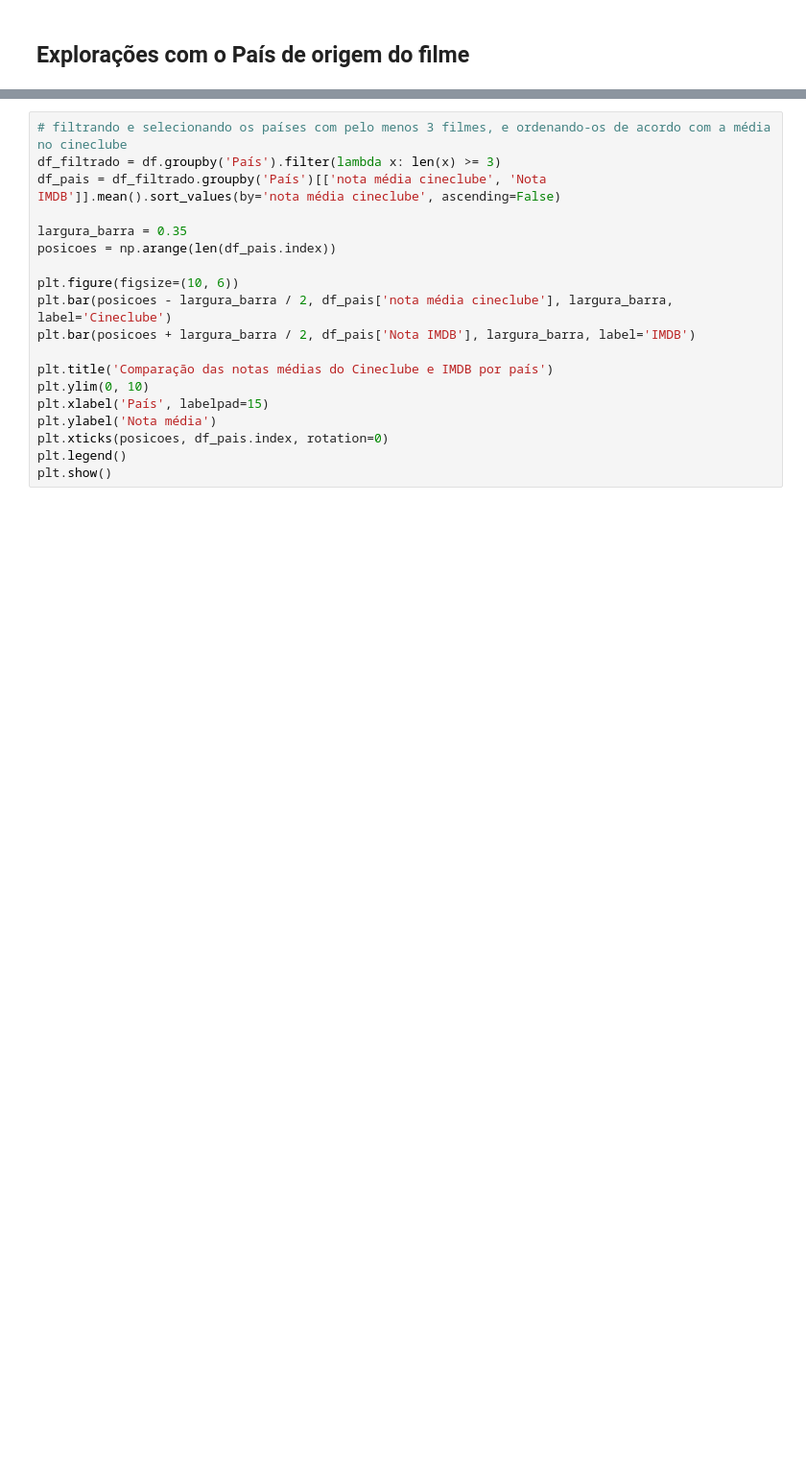
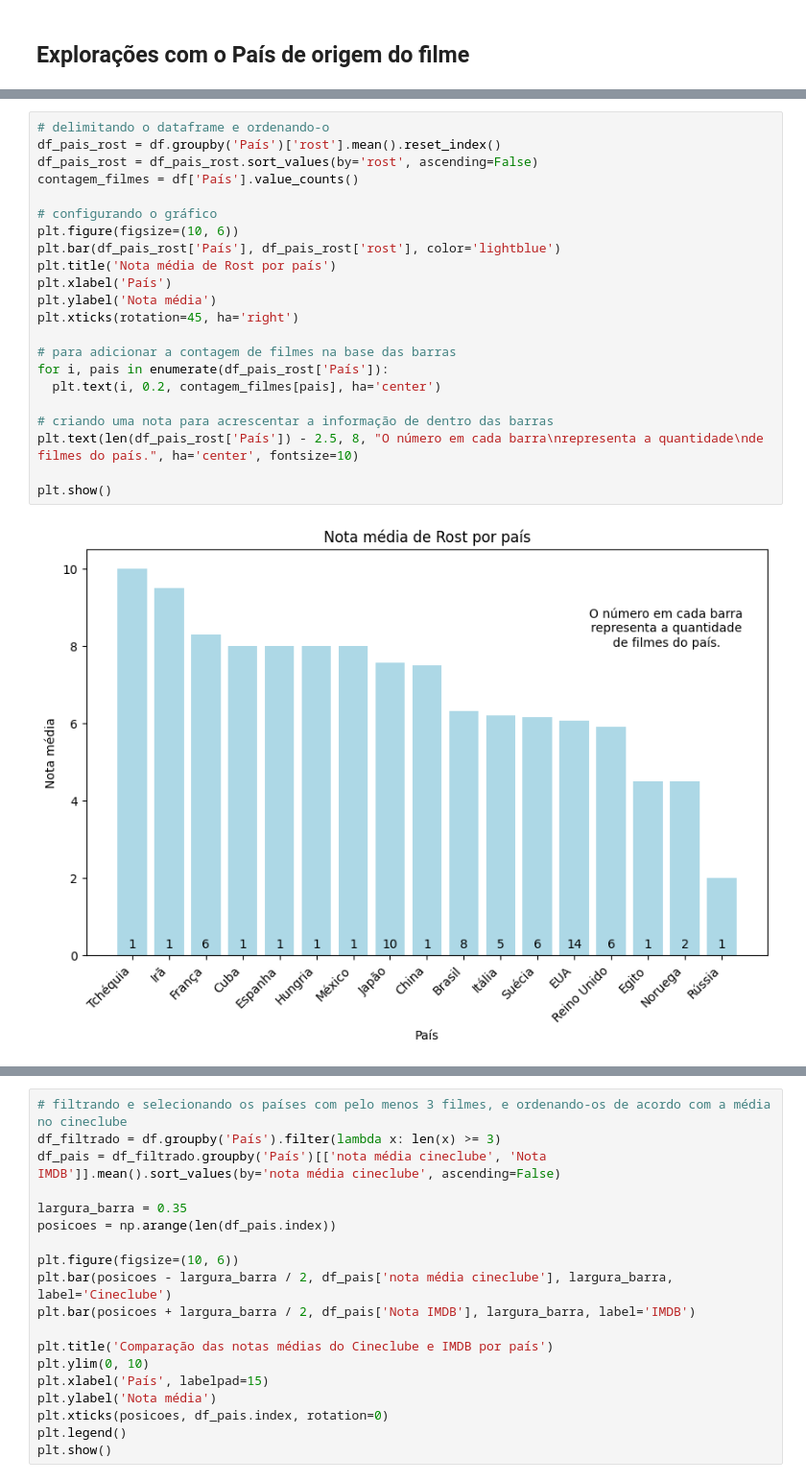
Before and after one commit to feliperost/cineclube, a Jupyter notebook: Cineclube_teste.ipynb, the cells around one changed output, grey strips where cells are left out. Shown at 96% size. Cells and saved outputs as stored; diff of their text form; blank space fills up the shorter version.

```diff
--- a/Cineclube_teste.ipynb
+++ b/Cineclube_teste.ipynb
@@ -395,0 +449,24 @@ Temos um top 10 bem variado:
+# %%
+# delimitando o dataframe e ordenando-o
+df_pais_rost = df.groupby('País')['rost'].mean().reset_index()
+df_pais_rost = df_pais_rost.sort_values(by='rost', ascending=False)
+contagem_filmes = df['País'].value_counts()
+
+# configurando o gráfico
+plt.figure(figsize=(10, 6))
+plt.bar(df_pais_rost['País'], df_pais_rost['rost'], color='lightblue')
+plt.title('Nota média de Rost por país')
+plt.xlabel('País')
+plt.ylabel('Nota média')
+plt.xticks(rotation=45, ha='right')
+
+# para adicionar a contagem de filmes na base das barras
+for i, pais in enumerate(df_pais_rost['País']):
+  plt.text(i, 0.2, contagem_filmes[pais], ha='center')
+
+# criando uma nota para acrescentar a informação de dentro das barras
+plt.text(len(df_pais_rost['País']) - 2.5, 8, "O número em cada barra\nrepresenta a quantidade\nde filmes do país.", ha='center', fontsize=10)
+
+plt.show()
+# %% [output]
+[figure, added]
```
Also changed, not shown: parts of 16 cells of this notebook.
